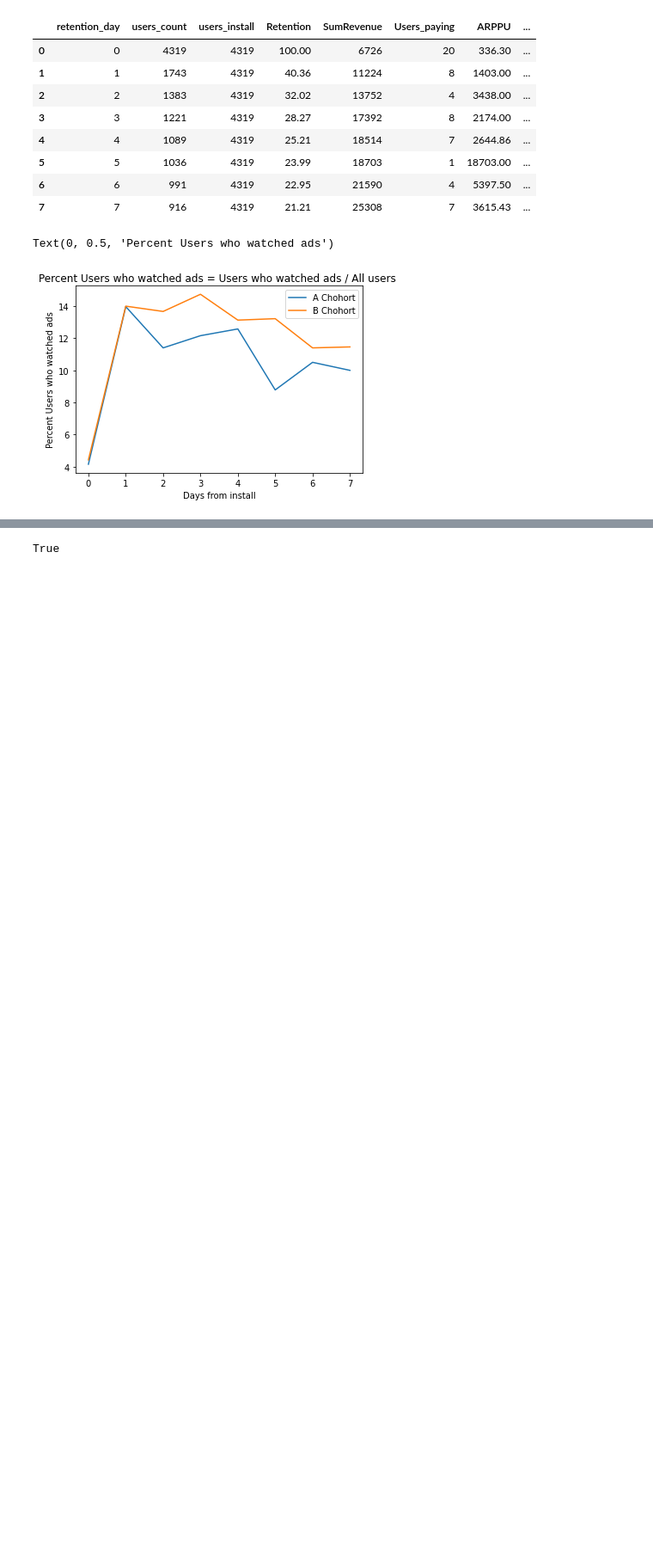
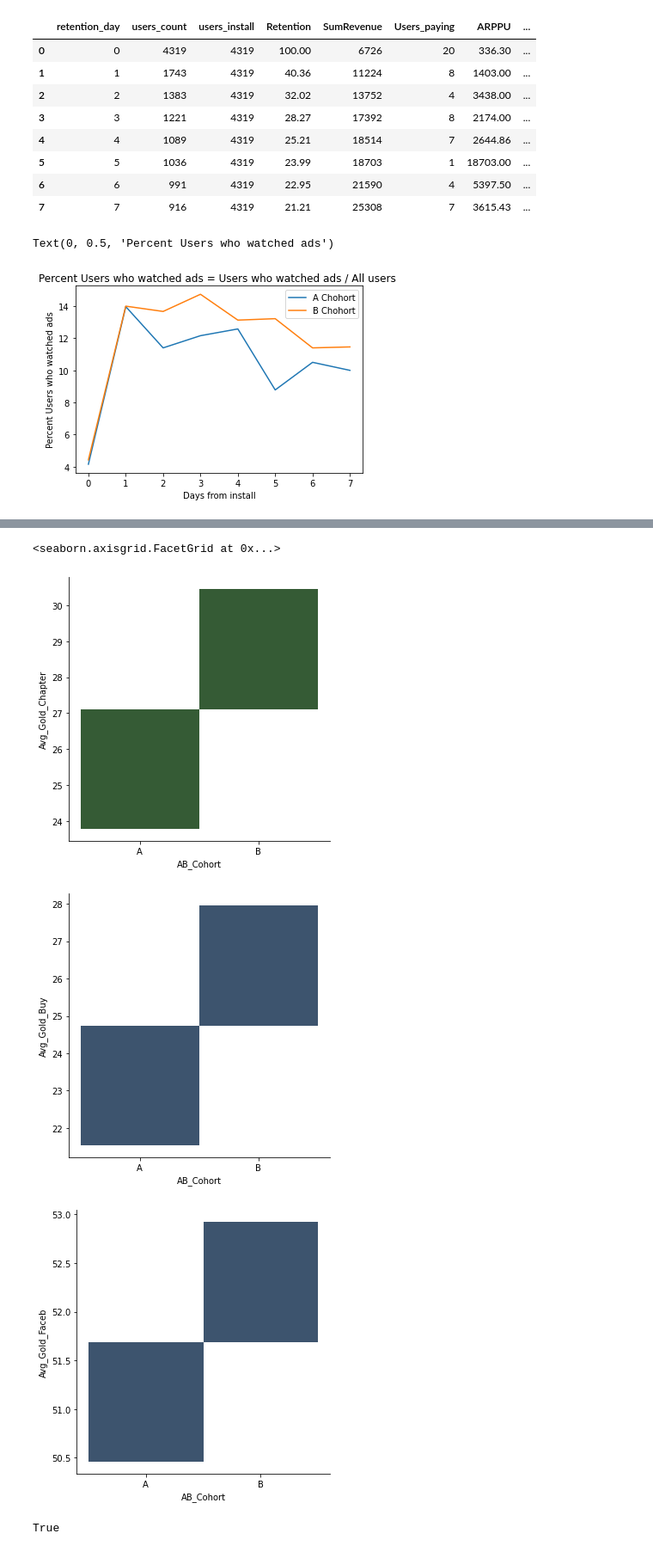
Before and after one commit to migalevich/Data_Analysis, a Jupyter notebook: test_task_game.ipynb, the cells around one changed output, grey strips where cells are left out. Shown at 86% size. Saved outputs shown, nothing was run; the diff lists cells and outputs as text; code cells hidden in the pictures; blank space fills up the shorter version.

```diff
--- a/test_task_game.ipynb
+++ b/test_task_game.ipynb
@@ -393,0 +401,3 @@ Text(0, 0.5, 'Percent Users who watched ads')
+# %%
+All_Got_Gold = df.groupby('AB_Cohort', as_index=False)\
+        .agg({'Get_Chapter' : 'sum', 'Get_Buy' : 'sum', 'Get_Faceb' : 'sum', 'Get_TeamL' : 'sum', 'Get_TeamT' : 'sum', 'User_id':'count'})
@@ -393,0 +410,6 @@ Text(0, 0.5, 'Percent Users who watched ads')
+# %%
+All_Got_Gold['Avg_Gold_Chapter']  = round(All_Got_Gold['Get_Chapter'] / All_Got_Gold['User_id'],2)
+All_Got_Gold['Avg_Gold_Buy']  = round(All_Got_Gold['Get_Buy'] / All_Got_Gold['User_id'],2)
+All_Got_Gold['Avg_Gold_Faceb']  = round(All_Got_Gold['Get_Faceb'] / All_Got_Gold['User_id'],2)
+All_Got_Gold['Avg_Gold_TeamL']  = round(All_Got_Gold['Get_TeamL'] / All_Got_Gold['User_id'],2)
+All_Got_Gold['Avg_Gold_TeamT']  = round(All_Got_Gold['Get_TeamT'] / All_Got_Gold['User_id'],2)
@@ -394,3 +422,13 @@ Text(0, 0.5, 'Percent Users who watched ads')
+# %%
+import seaborn as sns
+sns.displot(data=All_Got_Gold, x="AB_Cohort", y="Avg_Gold_Chapter", color = 'green')
+sns.displot(data=All_Got_Gold, x="AB_Cohort", y="Avg_Gold_Buy")
+sns.displot(data=All_Got_Gold, x="AB_Cohort", y="Avg_Gold_Faceb")
+# %% [output]
+<seaborn.axisgrid.FacetGrid at 0x...>
+[figure, added]
+[figure, added]
+[figure, added]
 # %%
 # Теперь нам необходимо проверить, какая из гипотез верна:
 #* Нулевая гипотеза Н0 - конверсии равны.
```
Also changed, not shown: parts of 9 cells of this notebook.
